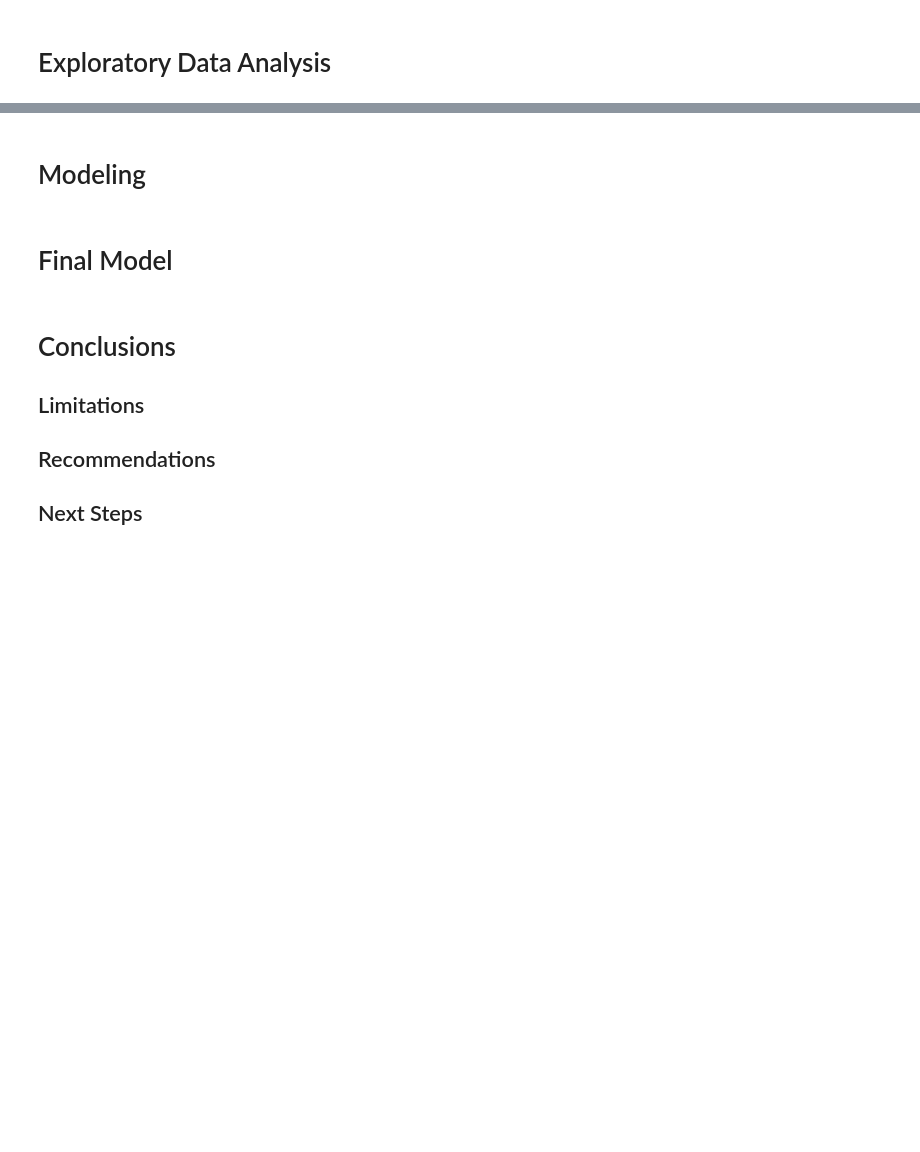
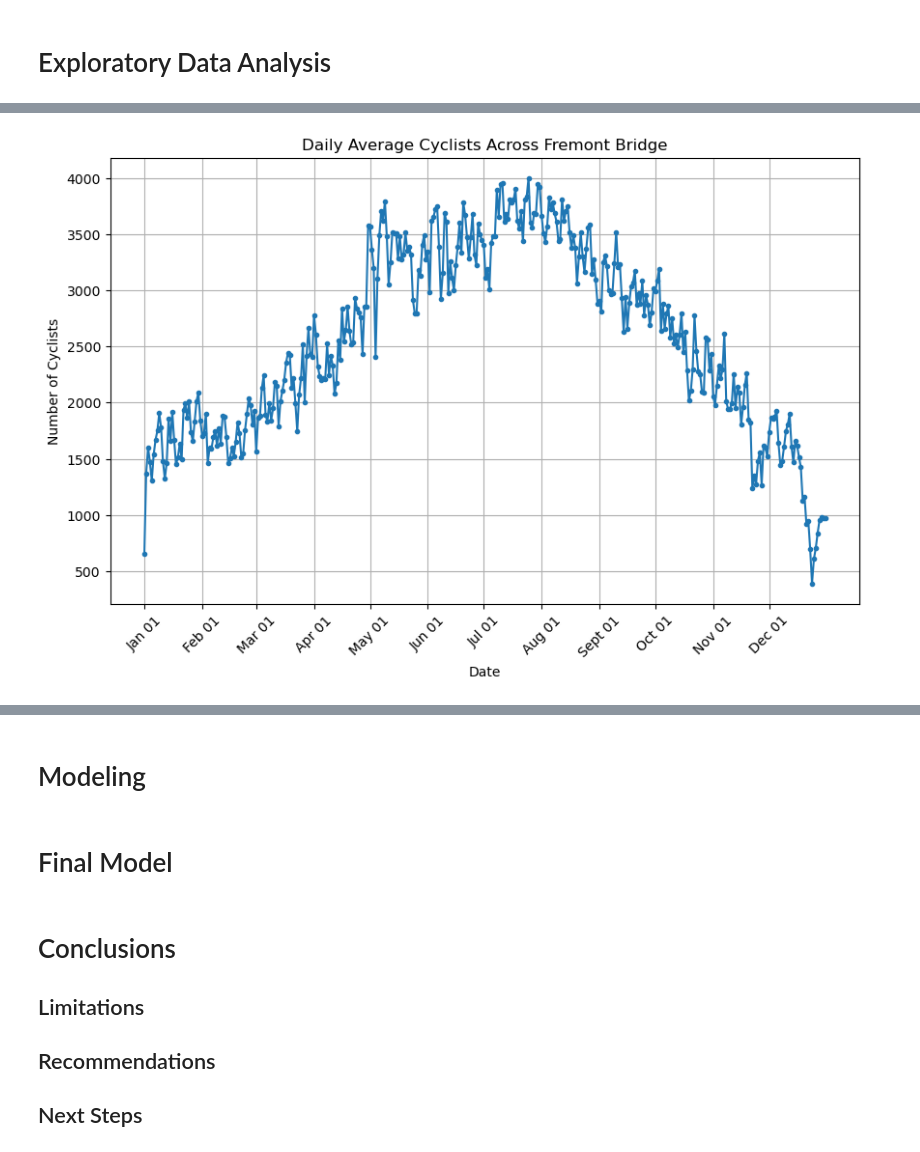
Before and after one commit to mkearns17/Fremont_Bridge_Cyclists_Crossings, a Jupyter notebook: notebook.ipynb, the cells around one changed output, grey strips where cells are left out. Saved outputs shown, nothing was run; the diff lists cells and outputs as text; code cells hidden in the pictures; blank space fills up the shorter version.

```diff
--- a/notebook.ipynb
+++ b/notebook.ipynb
@@ -109,0 +114,27 @@ weather_filtered_clean.head()
+# %%
+def daily_avg_plot(df,y,title,ylabel):
+    data = df
+    data['day_of_year'] = data.index.dayofyear
+    daily_avg = data.groupby('day_of_year')[y].mean()
+
+
+    date_labels = ['Jan 01', 'Feb 01', 'Mar 01', 'Apr 01', 'May 01', 'Jun 01', 'Jul 01', 'Aug 01', 'Sept 01', 'Oct 01', 'Nov 01', 'Dec 01']
+    ticks = [1,32,61,92,122,153,183,214,245,275,306,336]
+
+    plt.figure(figsize=(10, 6))
+
+    plt.plot(daily_avg.index, daily_avg.values, marker='o', markersize = 3, linestyle='-')
+
+    plt.xlabel('Date')
+    plt.xticks(ticks = ticks, labels=date_labels, rotation=45)
+
+    plt.ylabel(ylabel)
+    plt.title(title)
+    plt.grid(True)
+    plt.show()
+# %%
+title = 'Daily Average Cyclists Across Fremont Bridge'
+ylabel = 'Number of Cyclists'
+daily_avg_plot(bike_daily,'Total',title,ylabel)
+# %% [output]
+[figure, added]
```
Also changed, not shown: parts of 11 cells of this notebook.
